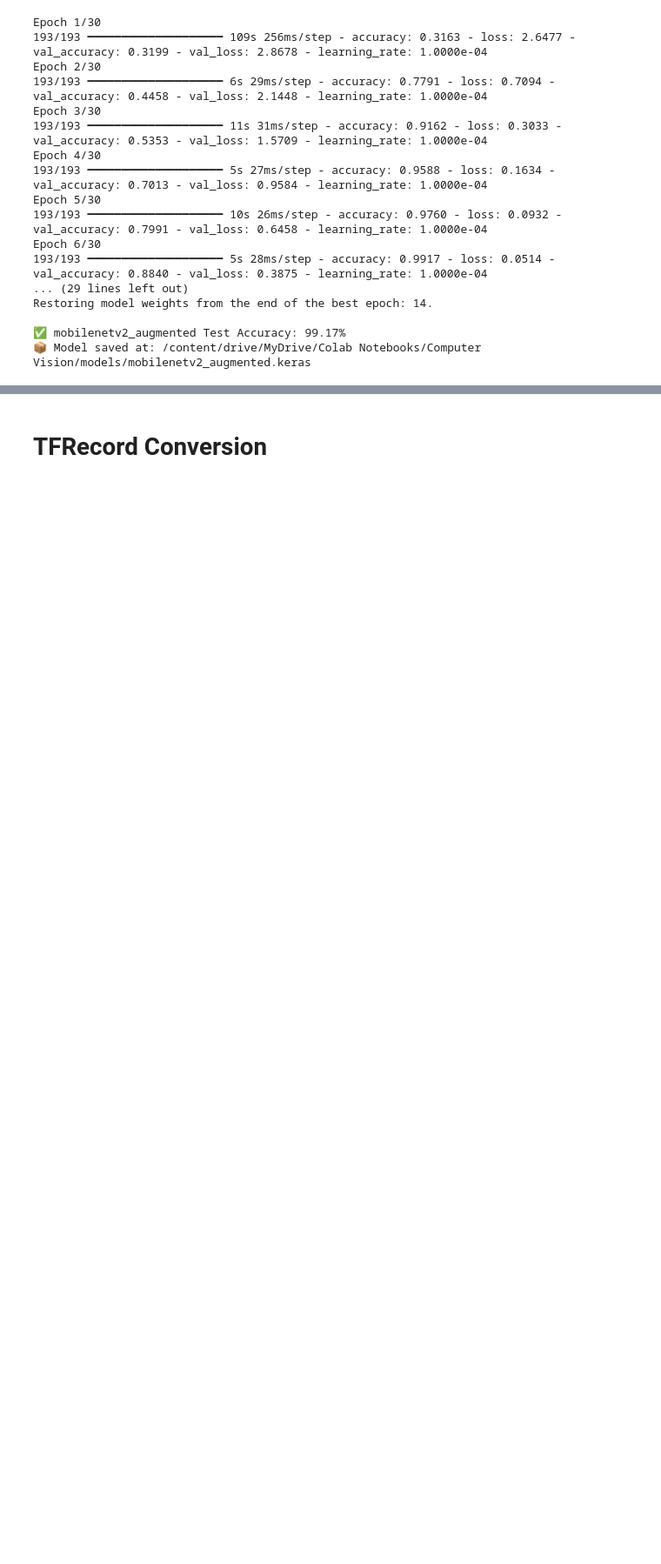
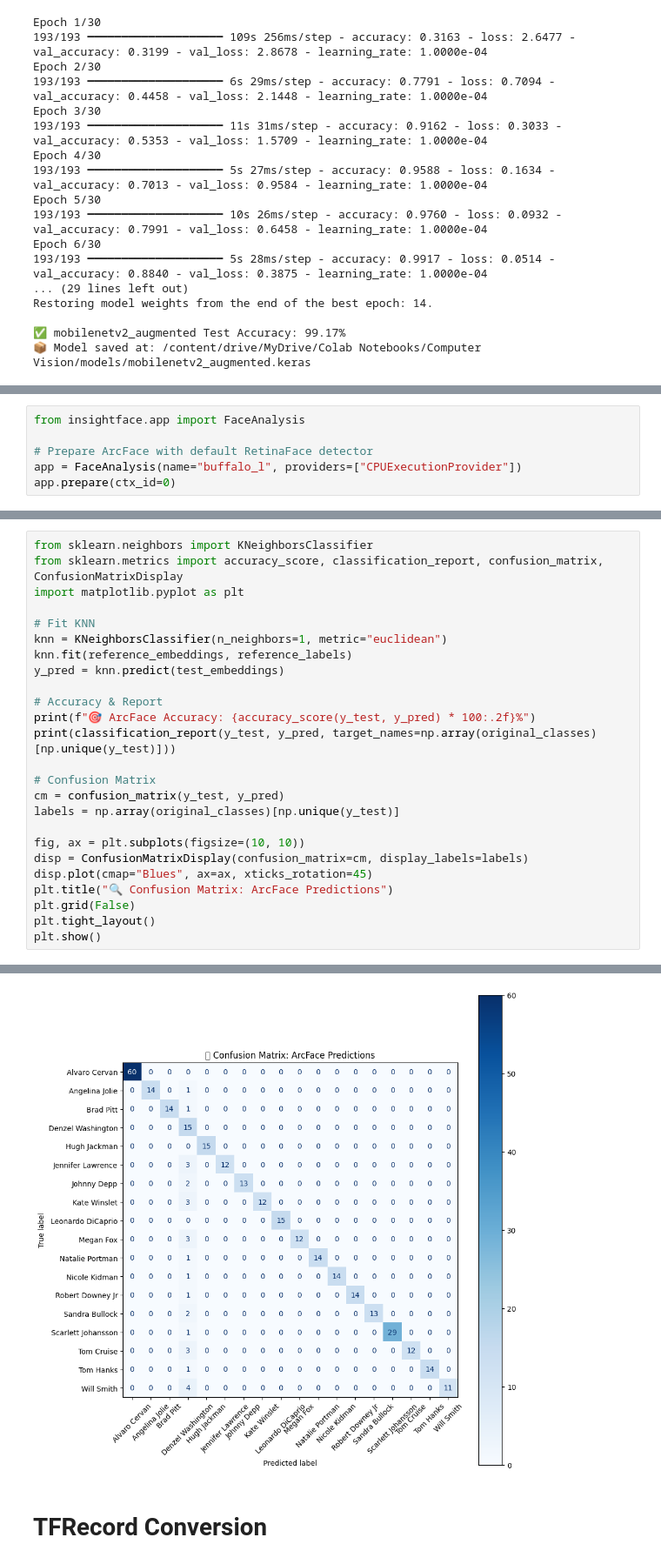
Before and after one commit to JackGraymer/Face-Recognition, a Jupyter notebook: face_recognition_v2.ipynb, the cells around one changed output, grey strips where cells are left out. Shown at 87% size. Cells and saved outputs as stored; diff of their text form; blank space fills up the shorter version.

```diff
--- a/face_recognition_v2.ipynb
+++ b/face_recognition_v2.ipynb
@@ -1220,0 +1437,6 @@ Restoring model weights from the end of the best epoch: 14.
+# %%
+from insightface.app import FaceAnalysis
+
+# Prepare ArcFace with default RetinaFace detector
+app = FaceAnalysis(name="buffalo_l", providers=["CPUExecutionProvider"])
+app.prepare(ctx_id=0)
@@ -1220,0 +1522,26 @@ Restoring model weights from the end of the best epoch: 14.
+# %%
+from sklearn.neighbors import KNeighborsClassifier
+from sklearn.metrics import accuracy_score, classification_report, confusion_matrix, ConfusionMatrixDisplay
+import matplotlib.pyplot as plt
+
+# Fit KNN
+knn = KNeighborsClassifier(n_neighbors=1, metric="euclidean")
+knn.fit(reference_embeddings, reference_labels)
+y_pred = knn.predict(test_embeddings)
+
+# Accuracy & Report
+print(f"🎯 ArcFace Accuracy: {accuracy_score(y_test, y_pred) * 100:.2f}%")
+print(classification_report(y_test, y_pred, target_names=np.array(original_classes)[np.unique(y_test)]))
+
+# Confusion Matrix
+cm = confusion_matrix(y_test, y_pred)
+labels = np.array(original_classes)[np.unique(y_test)]
+
+fig, ax = plt.subplots(figsize=(10, 10))
+disp = ConfusionMatrixDisplay(confusion_matrix=cm, display_labels=labels)
+disp.plot(cmap="Blues", ax=ax, xticks_rotation=45)
+plt.title("🔍 Confusion Matrix: ArcFace Predictions")
+plt.grid(False)
+plt.tight_layout()
+plt.show()
+# %% [output]
@@ -1221,3 +1565,4 @@ Restoring model weights from the end of the best epoch: 14.
+[figure, added]
 # %% [markdown]
 # TFRecord Conversion
 # %%
```
Also changed, not shown: parts of 50 cells of this notebook.
